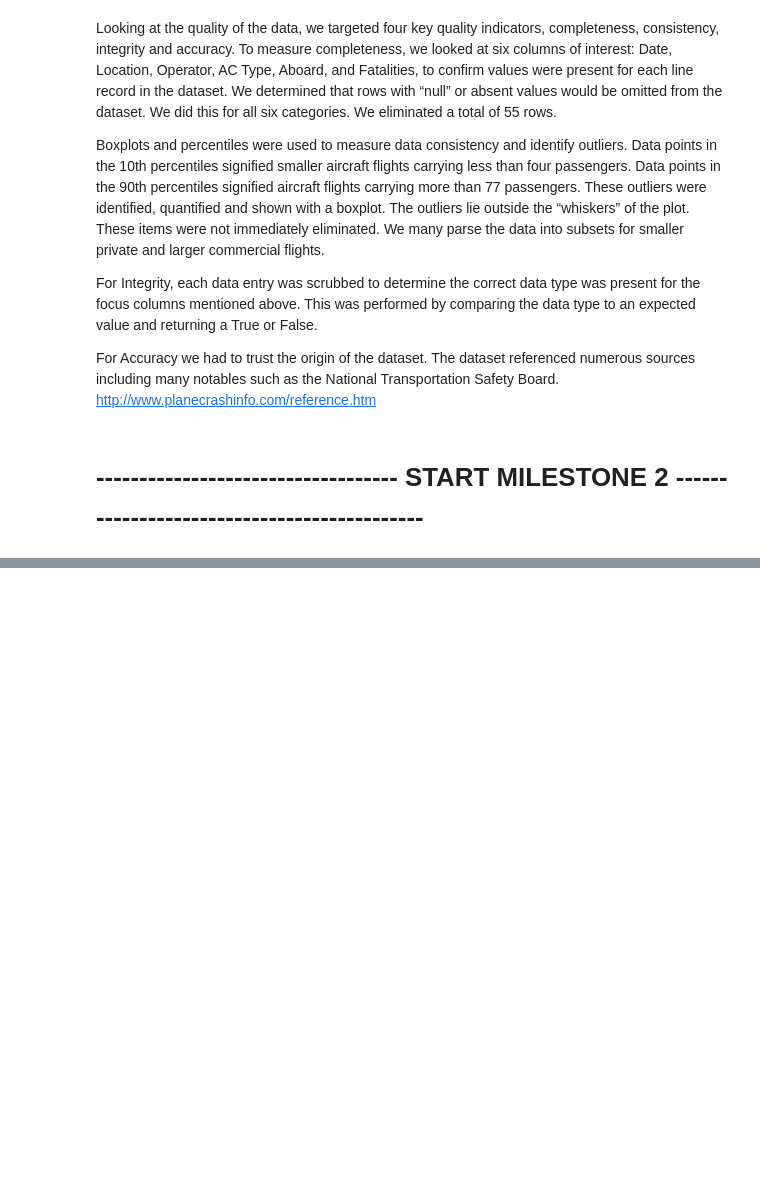
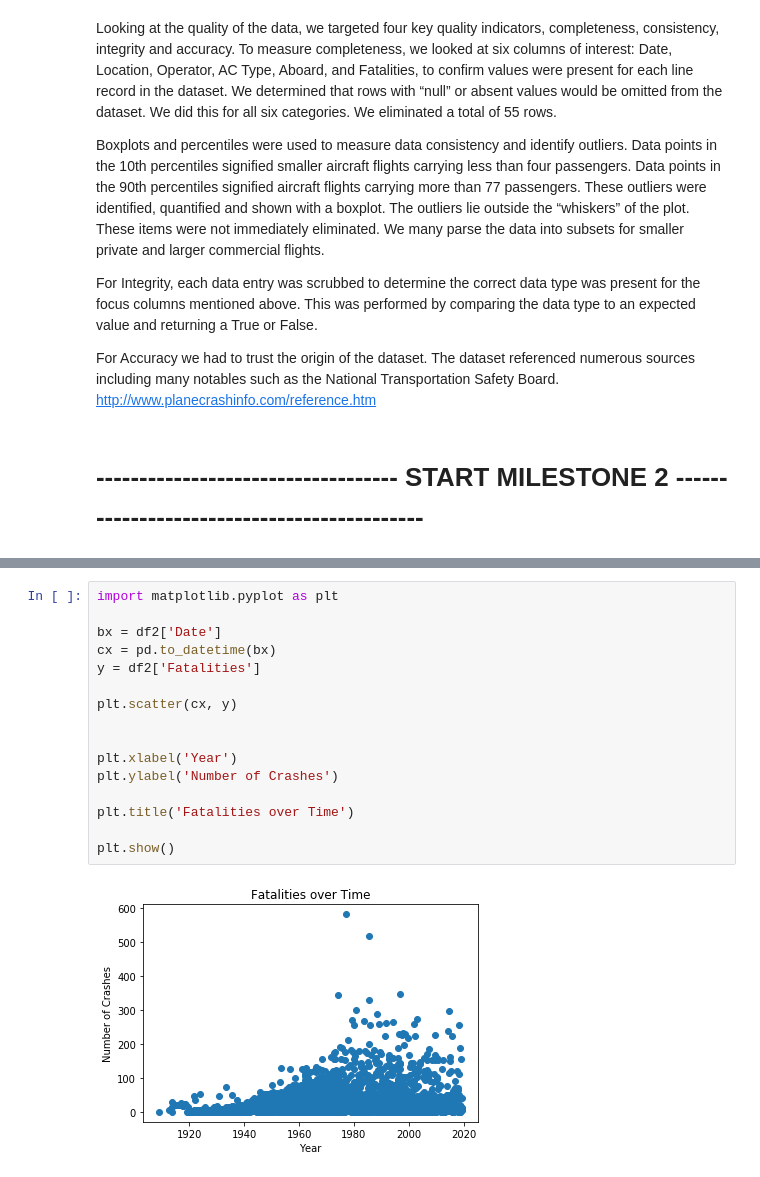
Before and after one commit to rjbhatt/MSDS-430-FinalProject, a Jupyter notebook: Milestone 2.ipynb, the cells around one changed output, grey strips where cells are left out. Saved outputs shown, nothing was run; the diff lists cells and outputs as text; blank space fills up the shorter version.

```diff
--- a/Milestone 2.ipynb
+++ b/Milestone 2.ipynb
@@ -196,0 +208,18 @@ plt.show()
+# %%
+import matplotlib.pyplot as plt
+
+bx = df2['Date']
+cx = pd.to_datetime(bx)
+y = df2['Fatalities']
+
+plt.scatter(cx, y)
+
+
+plt.xlabel('Year')
+plt.ylabel('Number of Crashes')
+
+plt.title('Fatalities over Time')
+
+plt.show()
+# %% [output]
+[figure, added]
```
Also changed, not shown: parts of 2 cells of this notebook.
